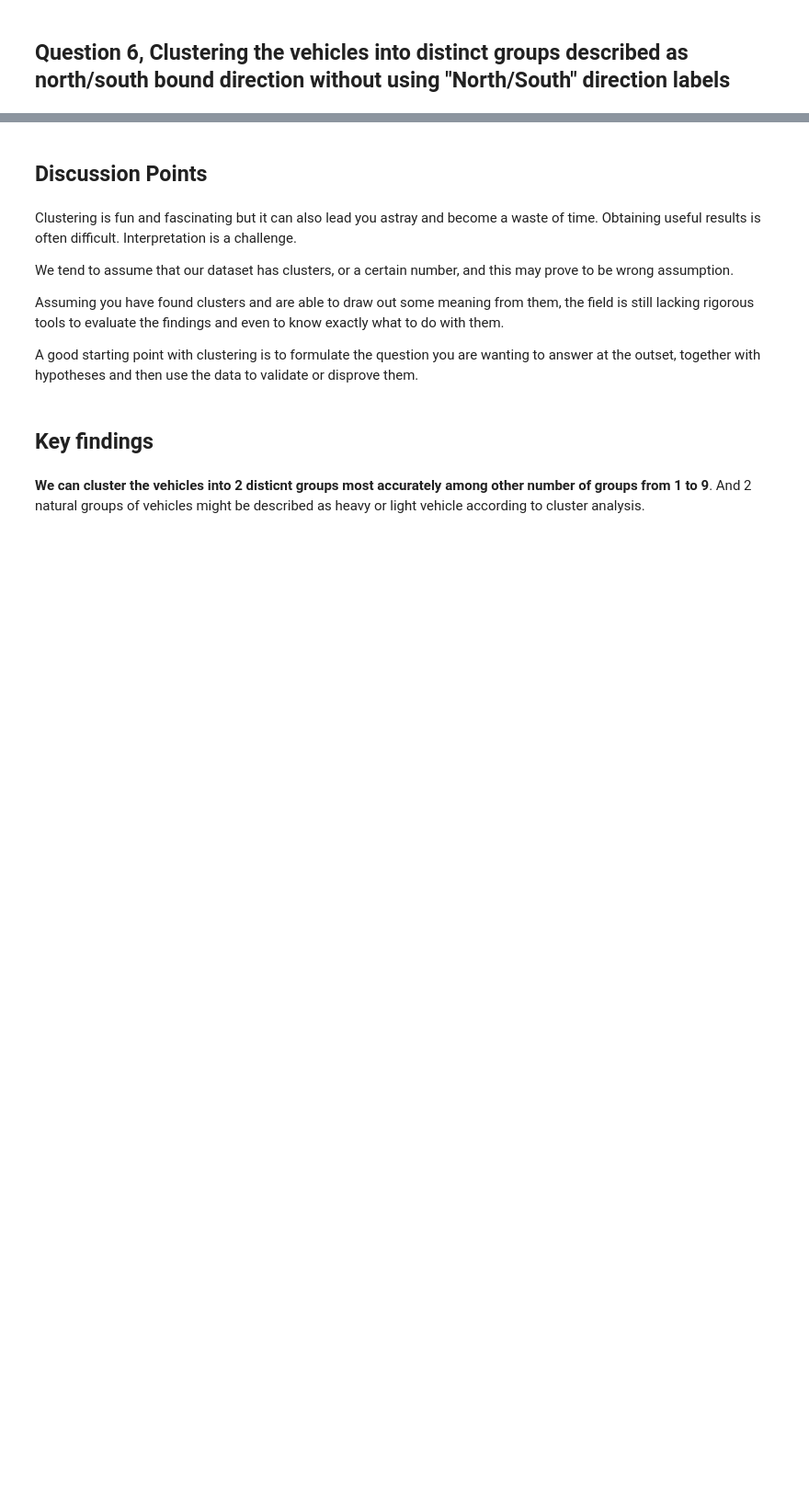
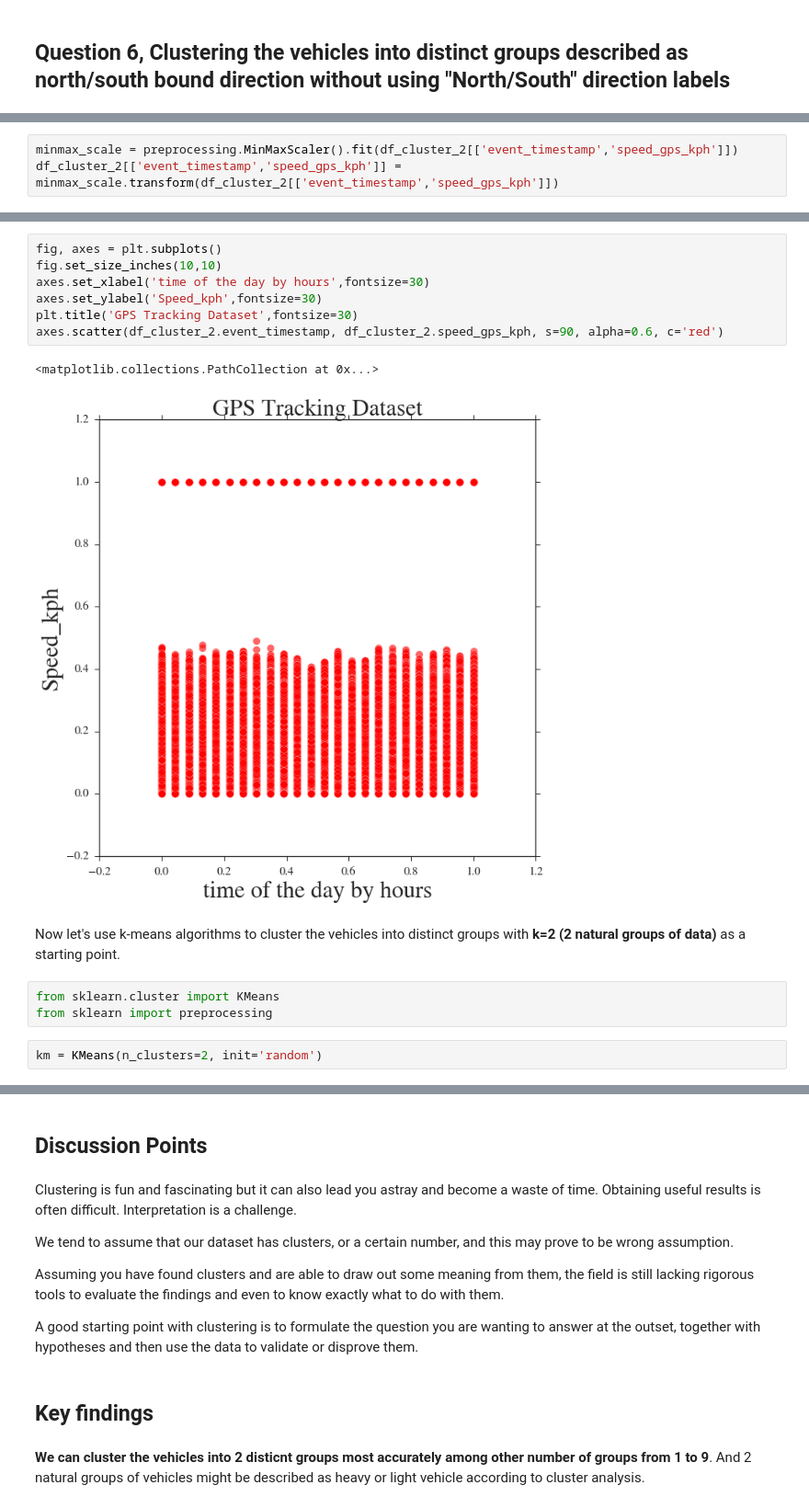
Before and after one commit to EROADdataAnalysis/EROAD, a Jupyter notebook: Project 3 Final Notebook by Adrian and Zack .ipynb, the cells around one changed output, grey strips where cells are left out. Shown at 92% size. Drawn from its saved outputs; the diff is of its cells as text; blank space fills up the shorter version.

```diff
--- a/Project 3 Final Notebook by Adrian and Zack .ipynb
+++ b/Project 3 Final Notebook by Adrian and Zack .ipynb
@@ -930,0 +959,3 @@ ValueError: time data '2015-11-15 17:46:40' does not match format '%d/%m/%y %H:%
+# %%
+minmax_scale = preprocessing.MinMaxScaler().fit(df_cluster_2[['event_timestamp','speed_gps_kph']])
+df_cluster_2[['event_timestamp','speed_gps_kph']] = minmax_scale.transform(df_cluster_2[['event_timestamp','speed_gps_kph']])
@@ -930,0 +973,17 @@ ValueError: time data '2015-11-15 17:46:40' does not match format '%d/%m/%y %H:%
+# %%
+fig, axes = plt.subplots()
+fig.set_size_inches(10,10)
+axes.set_xlabel('time of the day by hours',fontsize=30)
+axes.set_ylabel('Speed_kph',fontsize=30)
+plt.title('GPS Tracking Dataset',fontsize=30)
+axes.scatter(df_cluster_2.event_timestamp, df_cluster_2.speed_gps_kph, s=90, alpha=0.6, c='red')
+# %% [output]
+<matplotlib.collections.PathCollection at 0x...>
+[figure, added]
+# %% [markdown]
+Now let's use k-means algorithms to cluster the vehicles into distinct groups with **k=2 (2 natural groups of data)** as a starting point.
+# %%
+from sklearn.cluster import KMeans
+from sklearn import preprocessing
+# %%
+km = KMeans(n_clusters=2, init='random')
```
Also changed, not shown: parts of 21 cells of this notebook.
